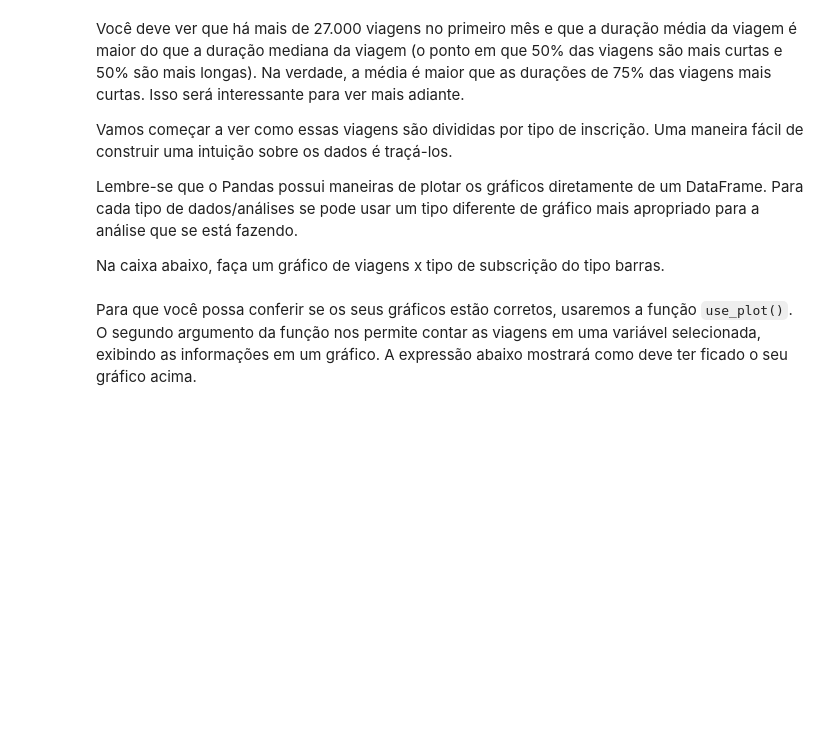
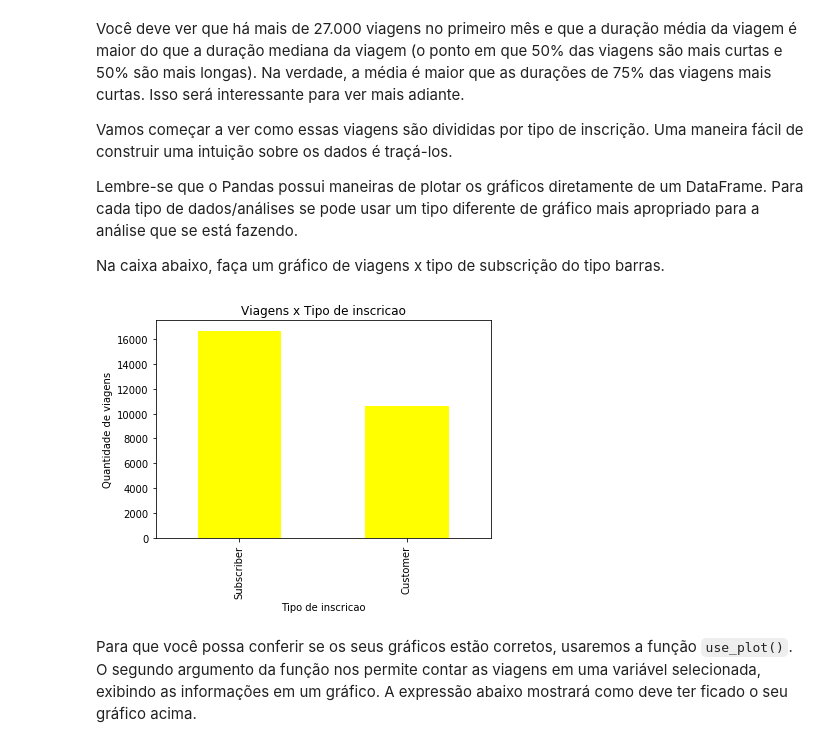
Before and after one commit to wfercosta/ndfdsi-bikeshareanalysis, a Jupyter notebook: Analise_Bay_Area_Bike_Share-NDFDSI.ipynb, the cells around one changed output. Drawn from its saved outputs; the diff is of its cells as text; code cells hidden in the pictures; blank space fills up the shorter version.

Commit message:
Adds graph ploting

```diff
--- a/Analise_Bay_Area_Bike_Share-NDFDSI.ipynb
+++ b/Analise_Bay_Area_Bike_Share-NDFDSI.ipynb
@@ -308,7 +341,19 @@ Na caixa abaixo, faça um gráfico de viagens x tipo de subscrição do tipo bar
 # %%
 # TODO: plote um gráfico de barras que mostre quantidade de viagens por subscription_type
 # lembrando que quando o comando .plot é usado, se pode escolher o tipo de gráfico usando
 # o parâmetro kind. Ex: plot(kind='bar')
+import numpy as np
+import matplotlib.pyplot as plt
+
+trip_subtype = trip_data['subscription_type'].value_counts()
+trip_subtype.plot(kind='bar', color=['yellow'])
+
+plt.title('Viagens x Tipo de inscricao')
+plt.xlabel('Tipo de inscricao')
+plt.ylabel('Quantidade de viagens')
+plt.show()
+# %% [output]
+[figure, added]
 # %% [markdown]
 Para que você possa conferir se os seus gráficos estão corretos, usaremos a função `use_plot()`. O segundo argumento da função nos permite contar as viagens em uma variável selecionada, exibindo as informações em um gráfico. A expressão abaixo mostrará como deve ter ficado o seu gráfico acima.
 # %%
```
Also changed, not shown: parts of 13 cells of this notebook, 3 other files.
